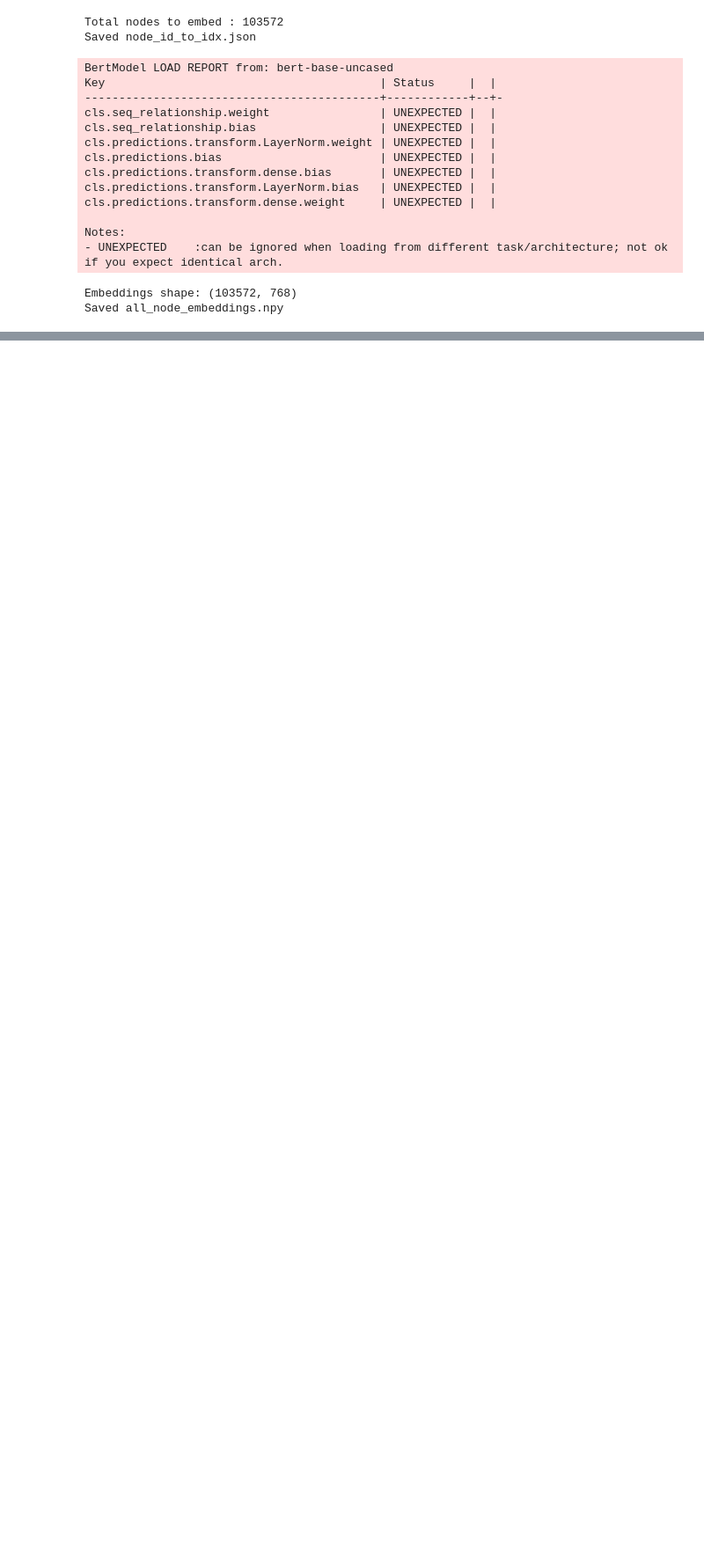
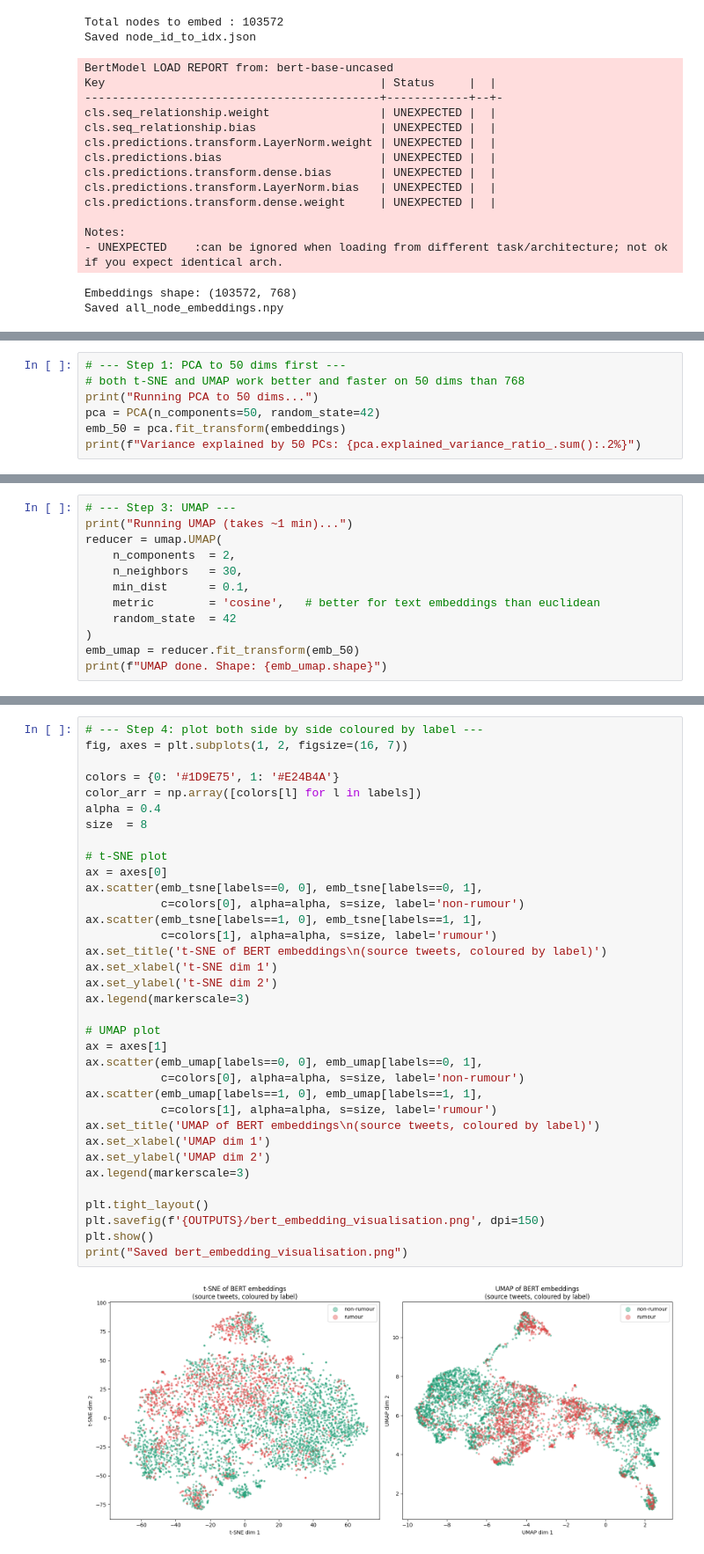
Before and after one commit to dhanya0412/misinformation-detection, a Jupyter notebook: notebooks/week1.ipynb, the cells around one changed output, grey strips where cells are left out. Shown at 88% size. Cells and saved outputs as stored; diff of their text form; blank space fills up the shorter version.

Commit message:
embedding analysis

```diff
--- a/notebooks/week1.ipynb
+++ b/notebooks/week1.ipynb
@@ -773,0 +820,7 @@ Saved all_node_embeddings.npy
+# %%
+# --- Step 1: PCA to 50 dims first ---
+# both t-SNE and UMAP work better and faster on 50 dims than 768
+print("Running PCA to 50 dims...")
+pca = PCA(n_components=50, random_state=42)
+emb_50 = pca.fit_transform(embeddings)
+print(f"Variance explained by 50 PCs: {pca.explained_variance_ratio_.sum():.2%}")
@@ -773,0 +846,12 @@ Saved all_node_embeddings.npy
+# %%
+# --- Step 3: UMAP ---
+print("Running UMAP (takes ~1 min)...")
+reducer = umap.UMAP(
+    n_components  = 2,
+    n_neighbors   = 30,
+    min_dist      = 0.1,
+    metric        = 'cosine',   # better for text embeddings than euclidean
+    random_state  = 42
+)
+emb_umap = reducer.fit_transform(emb_50)
+print(f"UMAP done. Shape: {emb_umap.shape}")
@@ -773,0 +861,37 @@ Saved all_node_embeddings.npy
+# %%
+# --- Step 4: plot both side by side coloured by label ---
+fig, axes = plt.subplots(1, 2, figsize=(16, 7))
+
+colors = {0: '#1D9E75', 1: '#E24B4A'}
+color_arr = np.array([colors[l] for l in labels])
+alpha = 0.4
+size  = 8
+
+# t-SNE plot
+ax = axes[0]
+ax.scatter(emb_tsne[labels==0, 0], emb_tsne[labels==0, 1],
+           c=colors[0], alpha=alpha, s=size, label='non-rumour')
+ax.scatter(emb_tsne[labels==1, 0], emb_tsne[labels==1, 1],
+           c=colors[1], alpha=alpha, s=size, label='rumour')
+ax.set_title('t-SNE of BERT embeddings\n(source tweets, coloured by label)')
+ax.set_xlabel('t-SNE dim 1')
+ax.set_ylabel('t-SNE dim 2')
+ax.legend(markerscale=3)
+
+# UMAP plot
+ax = axes[1]
+ax.scatter(emb_umap[labels==0, 0], emb_umap[labels==0, 1],
+           c=colors[0], alpha=alpha, s=size, label='non-rumour')
+ax.scatter(emb_umap[labels==1, 0], emb_umap[labels==1, 1],
+           c=colors[1], alpha=alpha, s=size, label='rumour')
+ax.set_title('UMAP of BERT embeddings\n(source tweets, coloured by label)')
+ax.set_xlabel('UMAP dim 1')
+ax.set_ylabel('UMAP dim 2')
+ax.legend(markerscale=3)
+
+plt.tight_layout()
+plt.savefig(f'{OUTPUTS}/bert_embedding_visualisation.png', dpi=150)
+plt.show()
+print("Saved bert_embedding_visualisation.png")
+# %% [output]
+[figure, added]
```
Also changed, not shown: parts of 9 cells of this notebook, 2 other files.
